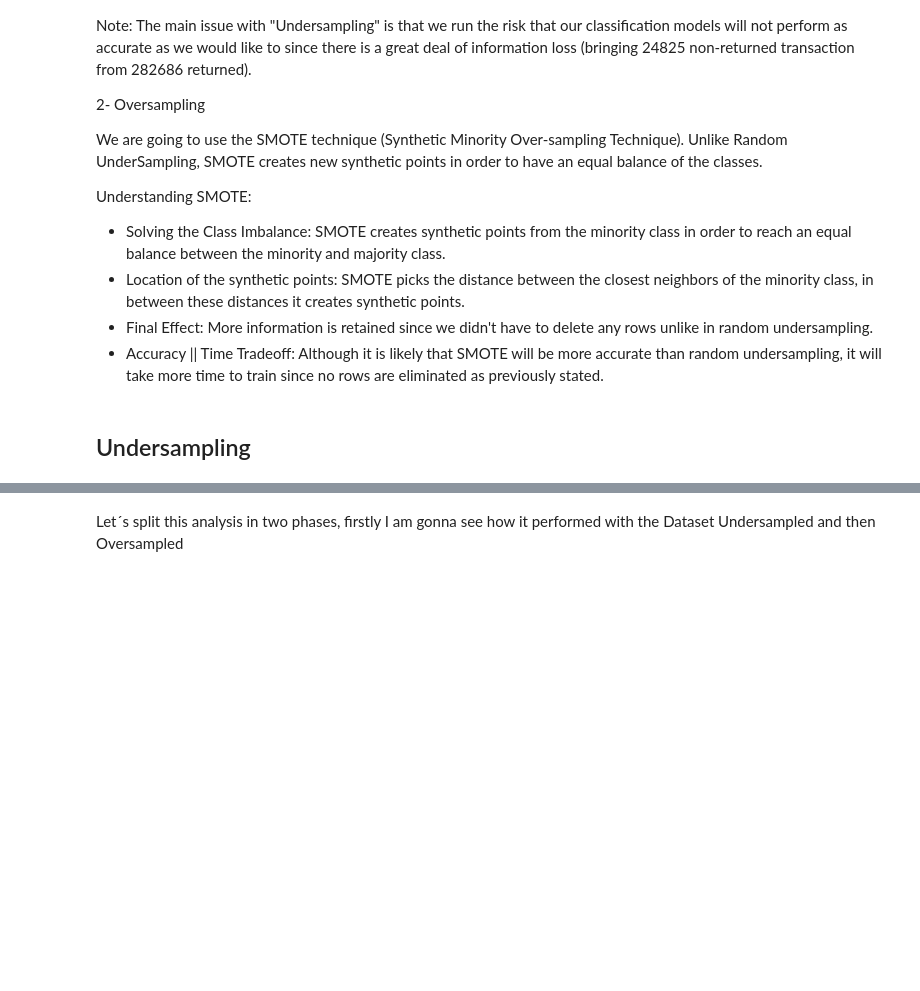
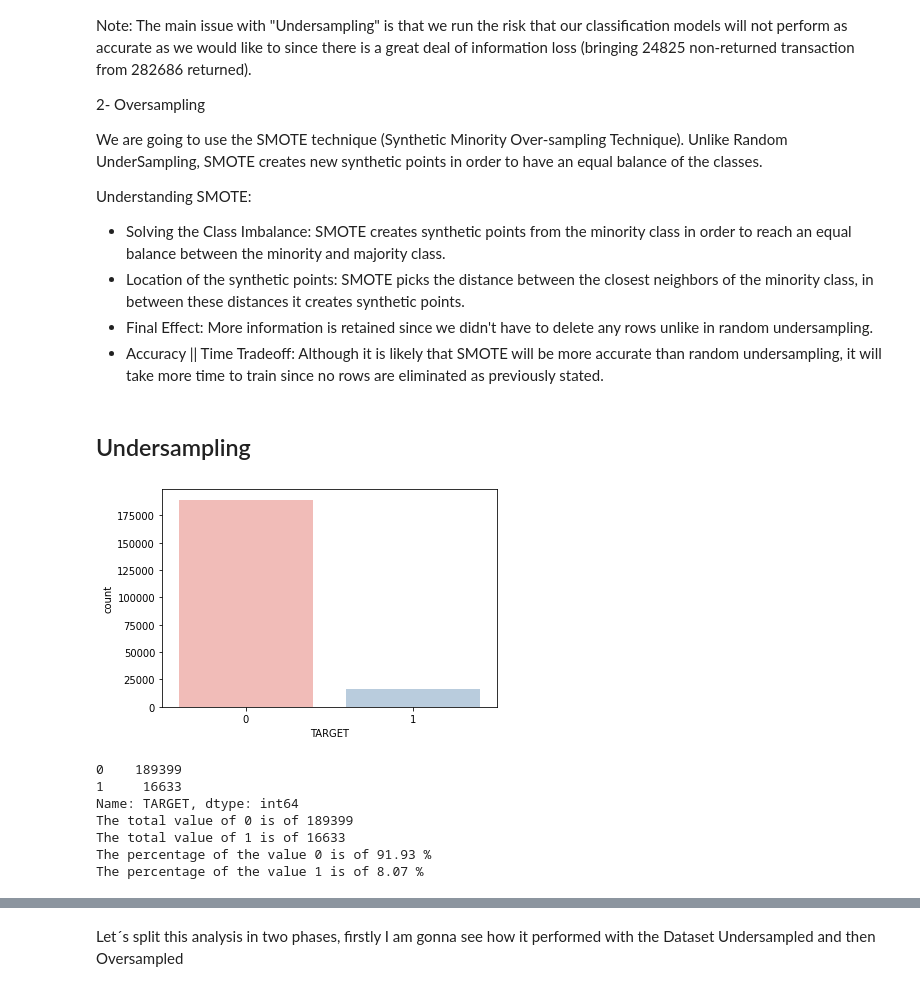
Before and after one commit to santiagoromero20/HomeCreditDefaultRisk, a Jupyter notebook: CreditFraudAnalysis.ipynb, the cells around one changed output, grey strips where cells are left out. Saved outputs shown, nothing was run; the diff lists cells and outputs as text; code cells hidden in the pictures; blank space fills up the shorter version.

```diff
--- a/CreditFraudAnalysis.ipynb
+++ b/CreditFraudAnalysis.ipynb
@@ -339,2 +368,28 @@ undersampling.
+# %%
+#Total value count
+sns.countplot(data=data_conca, x='TARGET', palette='Pastel1')
+plt.show()
+
+#Evaluate the amount of returned and Non-returned loans
+freq = data_conca['TARGET'].value_counts()
+print(freq)
+zeros = freq[0]
+ones  = freq[1]
+total = len(data_conca)
+a = zeros/total
+b = ones/total
+print("The total value of 0 is of",zeros)
+print("The total value of 1 is of",ones)
+print("The percentage of the value 0 is of",round(a,4)*100,"%")
+print("The percentage of the value 1 is of",round(b,4)*100,"%")
+# %% [output]
+[figure, added]
+0    189399
+1     16633
+Name: TARGET, dtype: int64
+The total value of 0 is of 189399
+The total value of 1 is of 16633
+The percentage of the value 0 is of 91.93 %
+The percentage of the value 1 is of 8.07 %
 # %%
 #Lets shuffle the data before creating the subsamples
```
Also changed, not shown: parts of 59 cells of this notebook.
